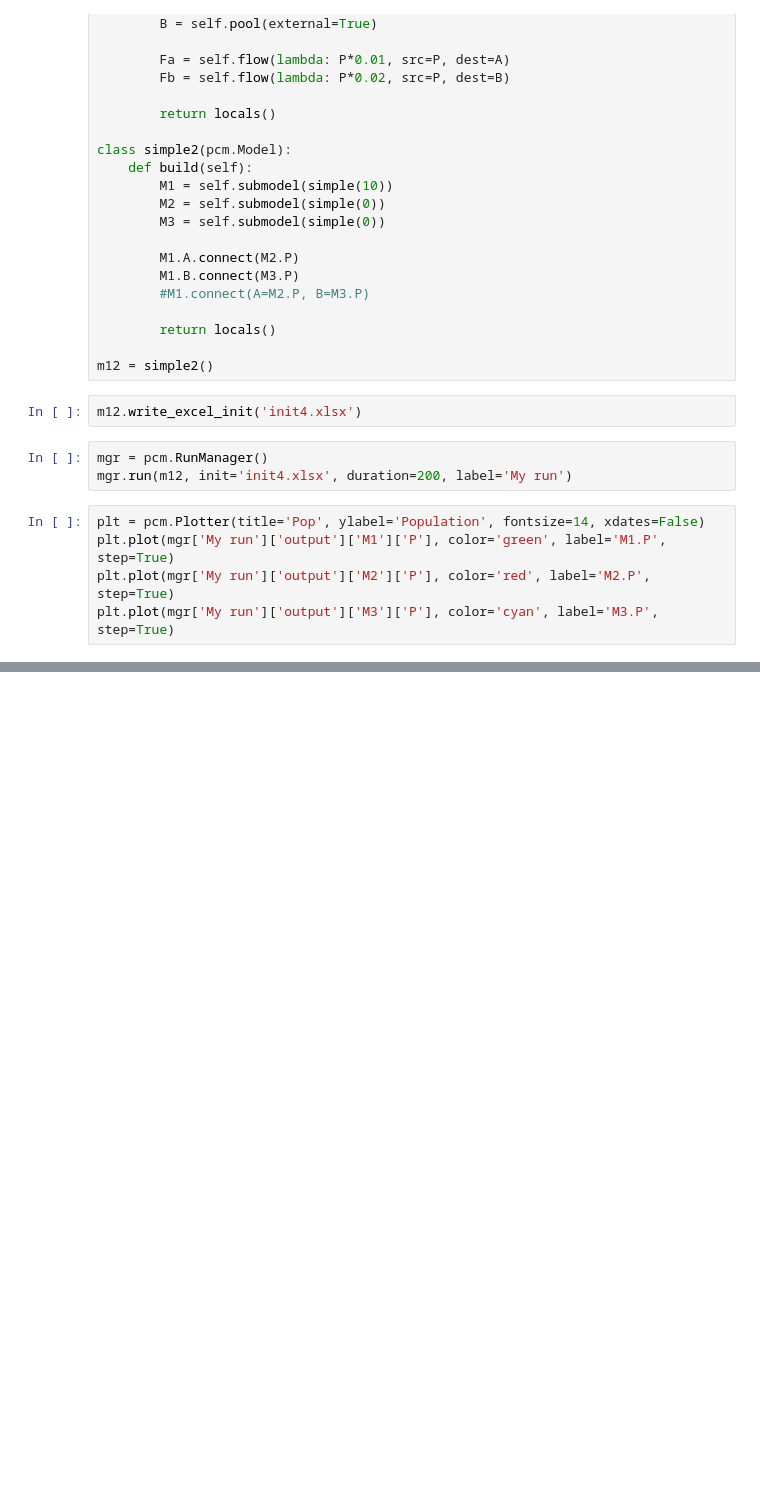
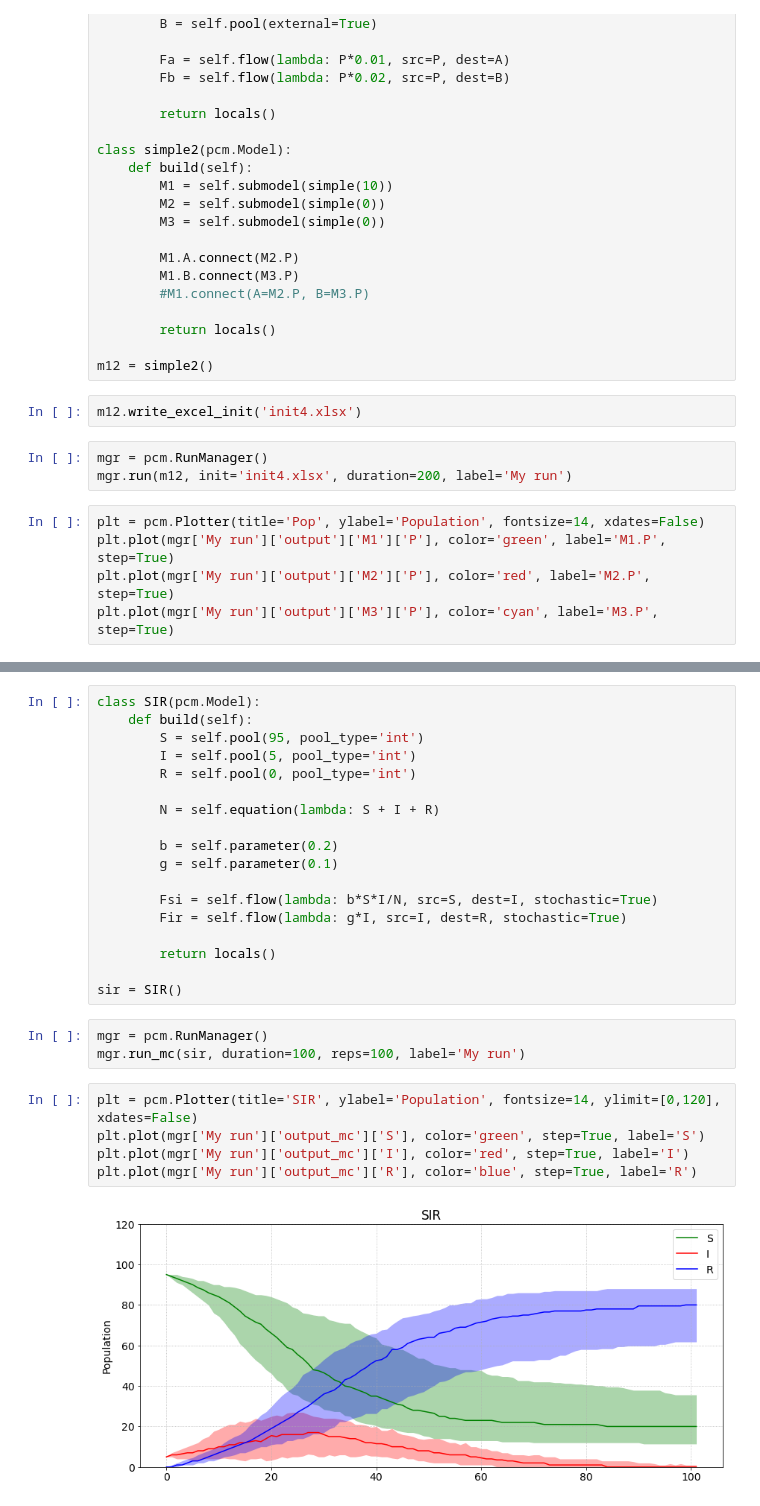
Before and after one commit to DND-DRDC-RDDC/OS_PyCoMod, a Jupyter notebook: test.ipynb, the cells around one changed output, grey strips where cells are left out. Drawn from its saved outputs; the diff is of its cells as text; blank space fills up the shorter version.

```diff
--- a/test.ipynb
+++ b/test.ipynb
@@ -668,0 +716,28 @@ plt.plot(mgr['My run - binom']['output_mc']['P'], color='blue', interval=90, lab
+# %%
+class SIR(pcm.Model):
+    def build(self):
+        S = self.pool(95, pool_type='int')
+        I = self.pool(5, pool_type='int')
+        R = self.pool(0, pool_type='int')
+
+        N = self.equation(lambda: S + I + R)
+
+        b = self.parameter(0.2)
+        g = self.parameter(0.1)
+
+        Fsi = self.flow(lambda: b*S*I/N, src=S, dest=I, stochastic=True)
+        Fir = self.flow(lambda: g*I, src=I, dest=R, stochastic=True)
+
+        return locals()
+
+sir = SIR()
+# %%
+mgr = pcm.RunManager()
+mgr.run_mc(sir, duration=100, reps=100, label='My run')
+# %%
+plt = pcm.Plotter(title='SIR', ylabel='Population', fontsize=14, ylimit=[0,120], xdates=False)
+plt.plot(mgr['My run']['output_mc']['S'], color='green', step=True, label='S')
+plt.plot(mgr['My run']['output_mc']['I'], color='red', step=True, label='I')
+plt.plot(mgr['My run']['output_mc']['R'], color='blue', step=True, label='R')
+# %% [output]
+[figure, added]
```
Also changed, not shown: parts of 16 cells of this notebook.
